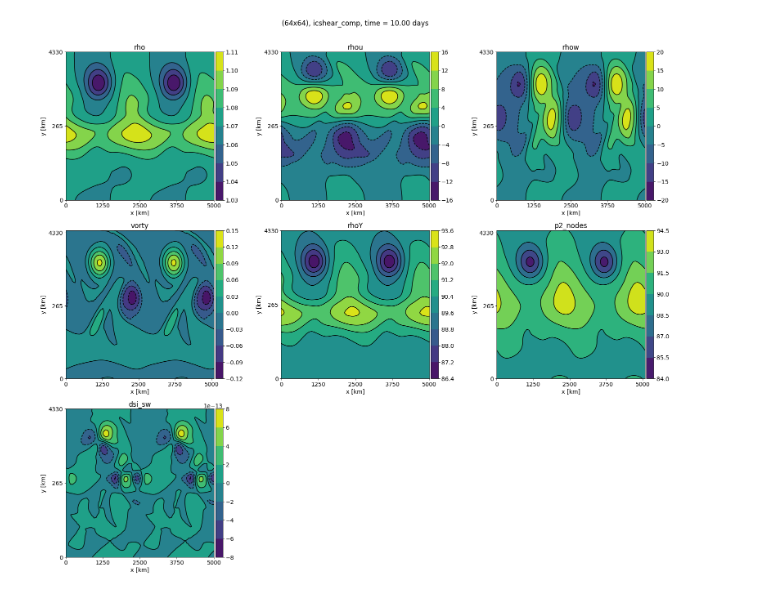
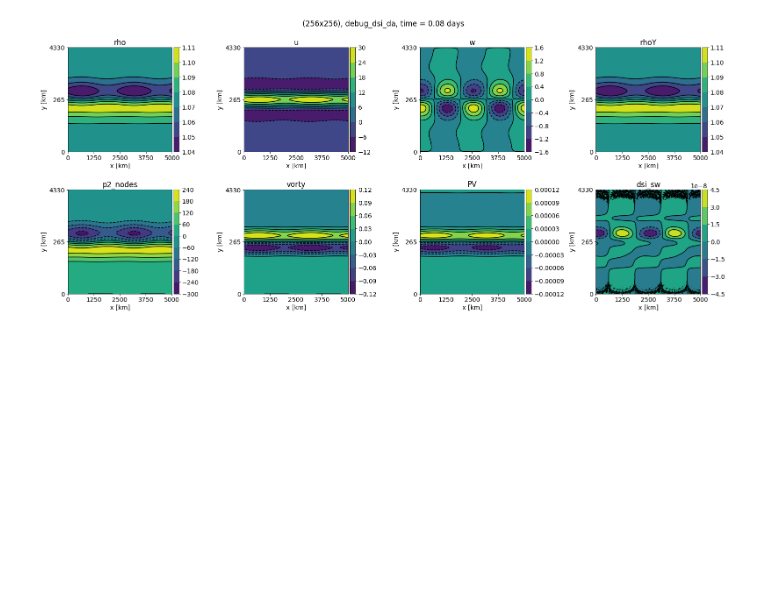
Before and after one commit to ray-chew/pyBELLA, a Jupyter notebook: visualiser_debugger/swe_icshear_dsi.ipynb, the cells around one changed output. Saved outputs shown, nothing was run; the diff lists cells and outputs as text; code cells hidden in the pictures; blank space fills up the shorter version.

```diff
--- a/visualiser_debugger/swe_icshear_dsi.ipynb
+++ b/visualiser_debugger/swe_icshear_dsi.ipynb
@@ -14,7 +14,7 @@ import sys
 # Notebook needs to see the RKLM_Python module to load pickled class instances
 sys.path.append('../RKLM_Python/')
 # %%
-Nx, Ny, Nz = 64, 1, 64
+Nx, Ny, Nz = 256, 1, 256
 et = 864000.0
 et /= 1200.0
 
@@ -30,6 +30,7 @@ tc, tags = load(Nx,Ny,et)
 # %%
 N = 1
 sfx = 'icshear_comp'
+sfx = 'debug_dsi_da'
 
 fn_pickle = tc.get_filename(N,sfx,format='dat')
 path_pickle = tc.get_path(fn_pickle)
@@ -37,13 +38,13 @@ fn = tc.get_filename(N,sfx)
 \
 path = tc.get_path(fn)
 
-attributes = ['rho','rhou','rhow','vorty','rhoY','p2_nodes']
+attributes = ['rho','rhou','rhow','rhoY','p2_nodes','vorty']
 t_lbl = 'TIME'
 slc = 0
 
 # times = np.array([72.0]) * 10.0
 # times = np.arange(0.0,721.0,1.0)
-times = np.arange(0,720.0+72.0,72.0)
+times = np.arange(0,720.0+1.0,1.0)
 # times = np.arange(0,86400.0*11.0,86400.0)
 # print(times)
 tag = tags[9]
@@ -62,52 +63,69 @@ g = 9.81 # consider putting this into ud
 
 debug = True
 if debug == True: arr_lst = []
-time_series = np.zeros((times.shape[0],len(attributes)+1,2), dtype='object')
+time_series = np.zeros((times.shape[0],len(attributes)+2,2), dtype='object')
 # time_series = np.zeros((times.shape[0],2), dtype='object')
 
 for tt,time in enumerate(times):
     tag = 'ic' if tt == 0 else tags[9]
+    plt_cnt = 0
     for atr_idx, attribute in enumerate(attributes):
         arr = tc.get_arr(path, time, N, attribute, label_type=t_lbl, tag=tag, inner=True, avg=False)[0][:,slc,:]
         arr = arr.T
+        arr0 = np.copy(arr)
 
         setattr(data,attribute,arr)
-        arr = [arr, attribute]
 
-        time_series[tt,atr_idx] = arr
+        if attribute == 'rhou' or attribute == 'rhow':
+#             arr = [arr, attribute]
+#             time_series[tt,plt_cnt] = arr
+
+            arr0 /= data.rho
+            attribute = attribute[-1]
+            arr0 = [arr0, attribute]
+            time_series[tt,plt_cnt] = arr0
+#             print(attribute,plt_cnt)
+            plt_cnt += 1
+        else:
+            arr = [arr, attribute]
+            time_series[tt,plt_cnt] = arr
+            plt_cnt += 1
 
     # Calculate DSI_SW
-    dsi_sw = dsi.get_DSI_SW(data, g, ud, elem)
+    dsi_sw, pi = dsi.get_DSI_SW(data, g, ud, elem)
+    pi = [pi,'PV']
     dsi_sw = [dsi_sw,'dsi_sw']
 #     dsi_sw = [dsi_sw,'dsi_sw, t=%.1fdays' %(tt)]
 
-    time_series[tt,atr_idx+1] = dsi_sw
+    time_series[tt,atr_idx+1] = pi
+    time_series[tt,atr_idx+2] = dsi_sw
 #     time_series[tt] = dsi_sw
 
 if debug == True:
-    idx = 10
+    idx = 6
     fs = (22,5.5)
     fs = (22,18)
     fs = (22,26)
-    fs = (22,20)
+    fs = (22,10)
     # fs = (6,6)
     ncolslen = int((len(attributes))/2) if len(attributes) > 1 else 1
+    ncolslen = 4
     pl = pt.plotter(time_series[idx],ncols=ncolslen,figsize=fs,sharey=False)
 
     x_axs = [0,1250,2500,3750,5000]
     y_axs = [0,265,4330]
     x_loc = np.linspace(0,Nx-1,5)
     y_loc = np.linspace(0,Nz-1,3)
     x_label = r'x [km]'
     y_label = r'y [km]'
     st = 'SWE shear flow (%ix%i), $\Delta t = 12s$. Potential vortcity in the (x-z) plane.' %(Nx,Nz)
     st = '(%ix%i), %s, time = %.2f days' %(Nx,Nz, sfx, times[idx]*1200/(3600*24))
 
     pl.set_axes(x_locs=x_loc, y_locs=y_loc, x_axs=x_axs, y_axs=y_axs, x_label=x_label, y_label=y_label)
     _ = pl.plot(aspect='equal',method='contour',suptitle=st)
     pl.save_fig('sf_%idays' %(times[idx]*1200/(3600*24)))
 # %% [output]
-[figure, old version]
+[figure, new version]
 # %%
 import plotting_tools as pt
 pt = reload(pt)
```
Also changed, not shown: parts of 2 cells of this notebook, 4 other files.
